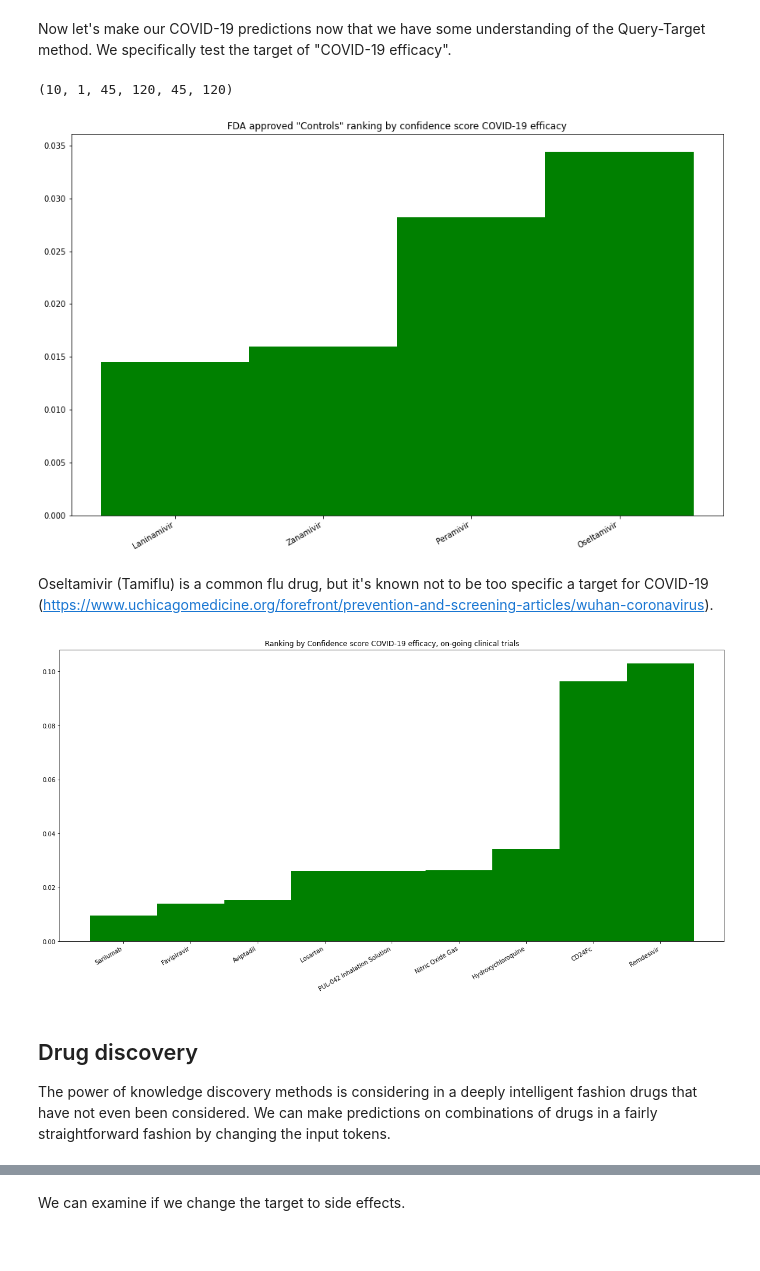
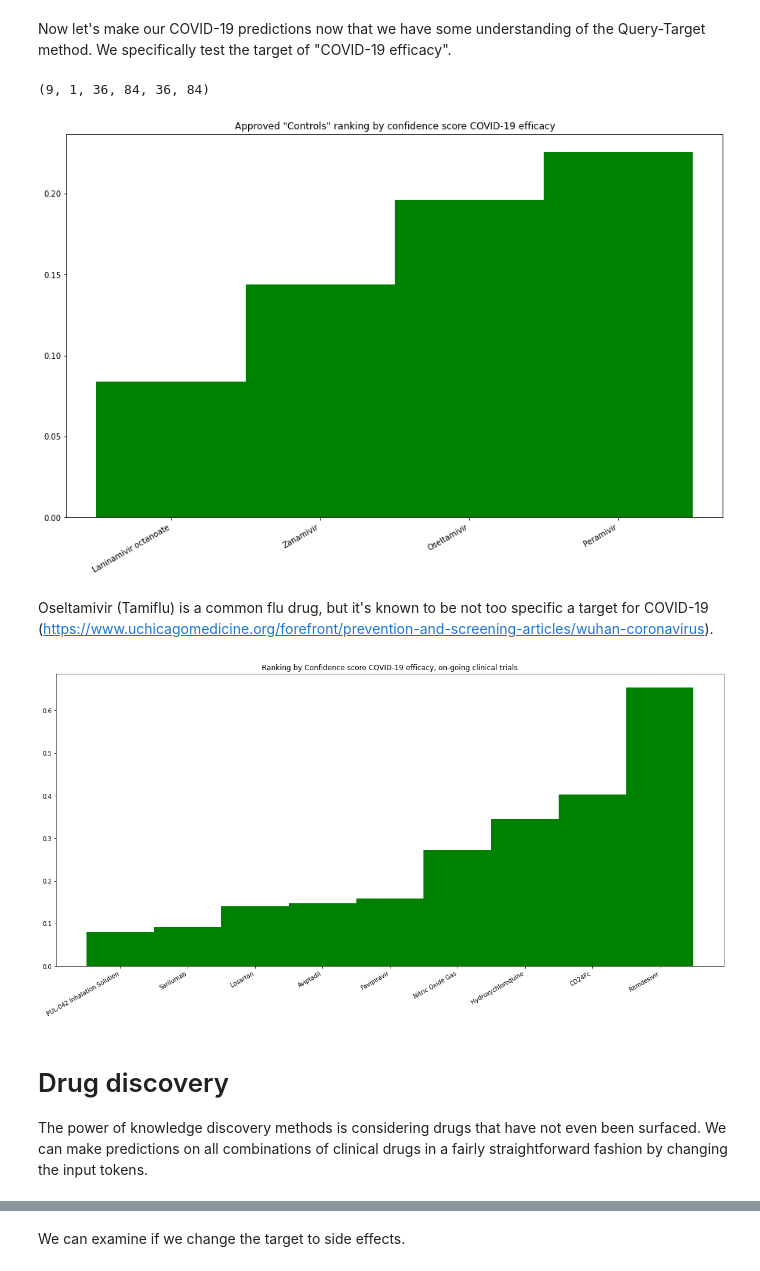
Before and after one commit to leotam/query-target-cord19, a Jupyter notebook: master_kaggle_sub.ipynb, the cells around one changed output, grey strips where cells are left out. Cells and saved outputs as stored; diff of their text form; code cells hidden in the pictures.

```diff
--- a/master_kaggle_sub.ipynb
+++ b/master_kaggle_sub.ipynb
@@ -191,14 +72,0 @@ Now let's used this masked LM for predictions, as per the architecture figure ab
-# %%
-class roberta_score(nn.Module):
-    def __init__(self, roberta_model = '/home/raid/mar30dgx2robertalarge/', dataset=None):
-        super(roberta_score, self).__init__()
-        self.outmodel = RobertaForMaskedLM.from_pretrained(roberta_model)
-
-    def forward(self, word_id, word_mask, target_id, target_mask):
-        m = nn.Softmax(dim=2)
-        output_embeds = self.outmodel(word_id, token_type_ids=None, attention_mask = word_mask)
-        soft_embeds = m(output_embeds[0])
-        seqscore = torch.sum(soft_embeds.detach()[:,:,target_id], dim=2)
-        score = torch.sum(seqscore, dim=1)
-        score = score / (np.count_nonzero(target_id)*np.count_nonzero(word_id))
-        return score, seqscore
@@ -529,0 +203,14 @@ plt.show()
+# %%
+class roberta_score(nn.Module):
+    def __init__(self, roberta_model = '/kaggle/input/covidrobertamodel/', dataset=None):
+        super(roberta_score, self).__init__()
+        self.outmodel = RobertaForMaskedLM.from_pretrained(roberta_model)
+
+    def forward(self, word_id, word_mask, target_id, target_mask):
+        m = nn.Softmax(dim=2)
+        output_embeds = self.outmodel(word_id, token_type_ids=None, attention_mask = word_mask)
+        soft_embeds = m(output_embeds[0])
+        seqscore = torch.sum(soft_embeds.detach()[:,:,target_id], dim=2)
+        score = torch.sum(seqscore, dim=1)
+        score = score / (np.count_nonzero(target_id)*np.count_nonzero(word_id))
+        return score, seqscore
@@ -530,8 +597,8 @@ plt.show()
 # %% [markdown]
 Now let's make our COVID-19 predictions now that we have some understanding of the Query-Target method.  We specifically test the target of "COVID-19 efficacy".
 # %%
-# Define drugs and task targets, simplest pair with side effects and
-drugs = ['Losartan', 'Hydroxychloroquine', 'Remdesivir', 'CD24Fc', 'Nitric Oxide Gas', 'Remdesivir', 'Aviptadil', 'Sarilumab', 'PUL-042 Inhalation Solution', 'Favipiravir']
+# Define drugs and task targets
+drugs = ['Losartan', 'Hydroxychloroquine', 'Remdesivir', 'CD24Fc', 'Nitric Oxide Gas', 'Aviptadil', 'Sarilumab', 'PUL-042 Inhalation Solution', 'Favipiravir']
 targets = ['COVID-19 efficacy']
 combo2 = list(itertools.combinations(drugs, 2))
 combo3 = list(itertools.combinations(drugs, 3))
@@ -546,11 +613,11 @@ drugcombo2 = return_combocat(combo2)
 drugcombo3 = return_combocat(combo3)
 len(drugs), len(targets), len(combo2), len(combo3), len(drugcombo2), len(drugcombo3)
 # %% [output]
-(10, 1, 45, 120, 45, 120)
+(9, 1, 36, 84, 36, 84)
 # %%
 # control drugs
 class roberta_score(nn.Module):
-    def __init__(self, roberta_model = '/home/raid/mar30dgx2robertalarge/', dataset=None):
+    def __init__(self, roberta_model = '/kaggle/input/covidrobertamodel/', dataset=None):
         super(roberta_score, self).__init__()
         self.outmodel = RobertaForMaskedLM.from_pretrained(roberta_model)
 
@@ -558,38 +625,38 @@ class roberta_score(nn.Module):
         m = nn.Softmax(dim=2)
         output_embeds = self.outmodel(word_id, token_type_ids=None, attention_mask = word_mask)
         soft_embeds = m(output_embeds[0])
         seqscore = torch.sum(soft_embeds.detach()[:,:,target_id], dim=2)
         score = torch.sum(seqscore, dim=1)
         score = score / (np.count_nonzero(target_id)*np.count_nonzero(word_id))
         return score, seqscore
 
 model = roberta_score()
-controldrugs = ['Zanamivir', 'Oseltamivir', 'Peramivir', 'Laninamivir']
+controldrugs = ['Zanamivir', 'Oseltamivir', 'Peramivir', 'Laninamivir octanoate']
 targets = ['COVID-19 efficacy']
 
 # Simple prediction from drugs and targeted effect
 controlresults={}
 for drug in controldrugs:
     for targ in targets:
         text, target = drug, targ
         scoreinput, mask = convert_text_to_score_input(text)
         target = convert_target_to_score_input(target)
         score, seqscore = model(scoreinput, mask, target, mask)
         controlresults[drug] = score
 
 width = 1.0     # gives histogram aspect to the bar diagram
 plt.rcParams['figure.figsize'] = [15, 10]
 fig, ax = plt.subplots()
 scontrolresults = sorted((value, key) for (key,value) in controlresults.items())
 ax.bar([val[1] for val in scontrolresults], [val[0] for val in scontrolresults], width, color='g')
 
-plt.title('FDA approved "Controls" ranking by confidence score COVID-19 efficacy')
+plt.title('Approved "Controls" ranking by confidence score COVID-19 efficacy')
 fig.autofmt_xdate()
 plt.show()
 # %% [output]
-[figure, old version]
+[figure, new version]
 # %% [markdown]
-Oseltamivir (Tamiflu) is a common flu drug, but it's known not to be too specific a target for COVID-19 (https://www.uchicagomedicine.org/forefront/prevention-and-screening-articles/wuhan-coronavirus).
+Oseltamivir (Tamiflu) is a common flu drug, but it's known to be not too specific a target for COVID-19 (https://www.uchicagomedicine.org/forefront/prevention-and-screening-articles/wuhan-coronavirus).
 # %%
 # Simple prediction from drugs and targeted effect
 drugresults={}
@@ -601,8 +668,6 @@ for drug in drugs:
         scoreinput, mask = convert_text_to_score_input(text)
         target = convert_target_to_score_input(target)
         score, seqscore = model(scoreinput, mask, target, mask)
-        drugresults[drug] = score
-        effectresults[targ] = score
         comboresults[drug] = score
 
 width = 1.0     # gives histogram aspect to the bar diagram
@@ -616,9 +681,9 @@ plt.title('Ranking by Confidence score COVID-19 efficacy, on-going clinical tria
 fig.autofmt_xdate()
 plt.show()
 # %% [output]
-[figure, old version]
+[figure, new version]
 # %% [markdown]
-## Drug discovery
-The power of knowledge discovery methods is considering in a deeply intelligent fashion drugs that have not even been considered.  We can make predictions on combinations of drugs in a fairly straightforward fashion by changing the input tokens.
+# Drug discovery
+The power of knowledge discovery methods is considering drugs that have not even been surfaced.  We can make predictions on all combinations of clinical drugs in a fairly straightforward fashion by changing the input tokens.
 # %%
 # Simple prediction from drugs and targeted effect
```
Also changed, not shown: parts of 44 cells of this notebook, 20 other files.
